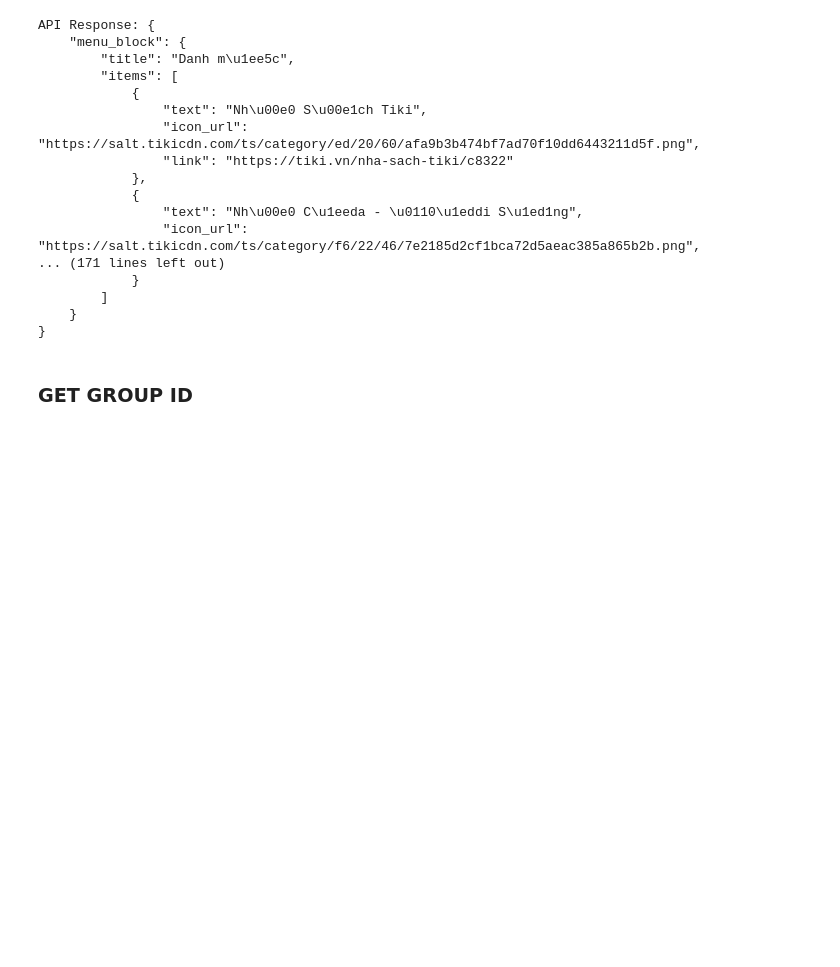
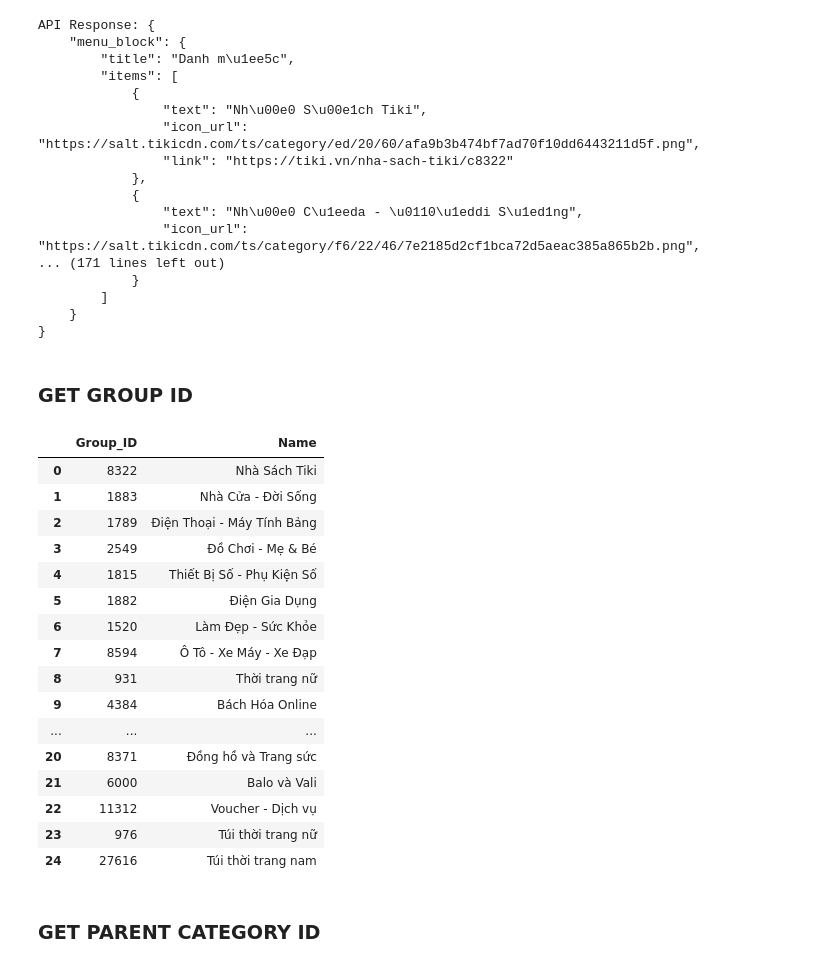
Before and after one commit to KieTuaNguyen/ETL_FinalYearProject, a Jupyter notebook: Tiki/APIProcess.ipynb, the cells around one changed output. Saved outputs shown, nothing was run; the diff lists cells and outputs as text; code cells hidden in the pictures; blank space fills up the shorter version.

```diff
--- a/Tiki/APIProcess.ipynb
+++ b/Tiki/APIProcess.ipynb
@@ -55,7 +55,25 @@ for category in group:
     group_list.append([group_id, text])
 # %%
 # Convert to DataFrame
-group = pd.DataFrame(group_list, columns=["ID", "Name"])
-
-# Store to test
-group.to_csv("tiki_group.csv", index=False)
+group = pd.DataFrame(group_list, columns=["Group_ID", "Name"])
+group
+# %% [output]
+|  | Group_ID | Name |
+| 0 | 8322 | Nhà Sách Tiki |
+| 1 | 1883 | Nhà Cửa - Đời Sống |
+| 2 | 1789 | Điện Thoại - Máy Tính Bảng |
+| 3 | 2549 | Đồ Chơi - Mẹ & Bé |
+| 4 | 1815 | Thiết Bị Số - Phụ Kiện Số |
+| 5 | 1882 | Điện Gia Dụng |
+| 6 | 1520 | Làm Đẹp - Sức Khỏe |
+| 7 | 8594 | Ô Tô - Xe Máy - Xe Đạp |
+| 8 | 931 | Thời trang nữ |
+| 9 | 4384 | Bách Hóa Online |
+| ... | ... | ... |
+| 20 | 8371 | Đồng hồ và Trang sức |
+| 21 | 6000 | Balo và Vali |
+| 22 | 11312 | Voucher - Dịch vụ |
+| 23 | 976 | Túi thời trang nữ |
+| 24 | 27616 | Túi thời trang nam |
+# %% [markdown]
+### GET PARENT CATEGORY ID
```
Also changed, not shown: parts of 7 cells of this notebook, 1 other file.
